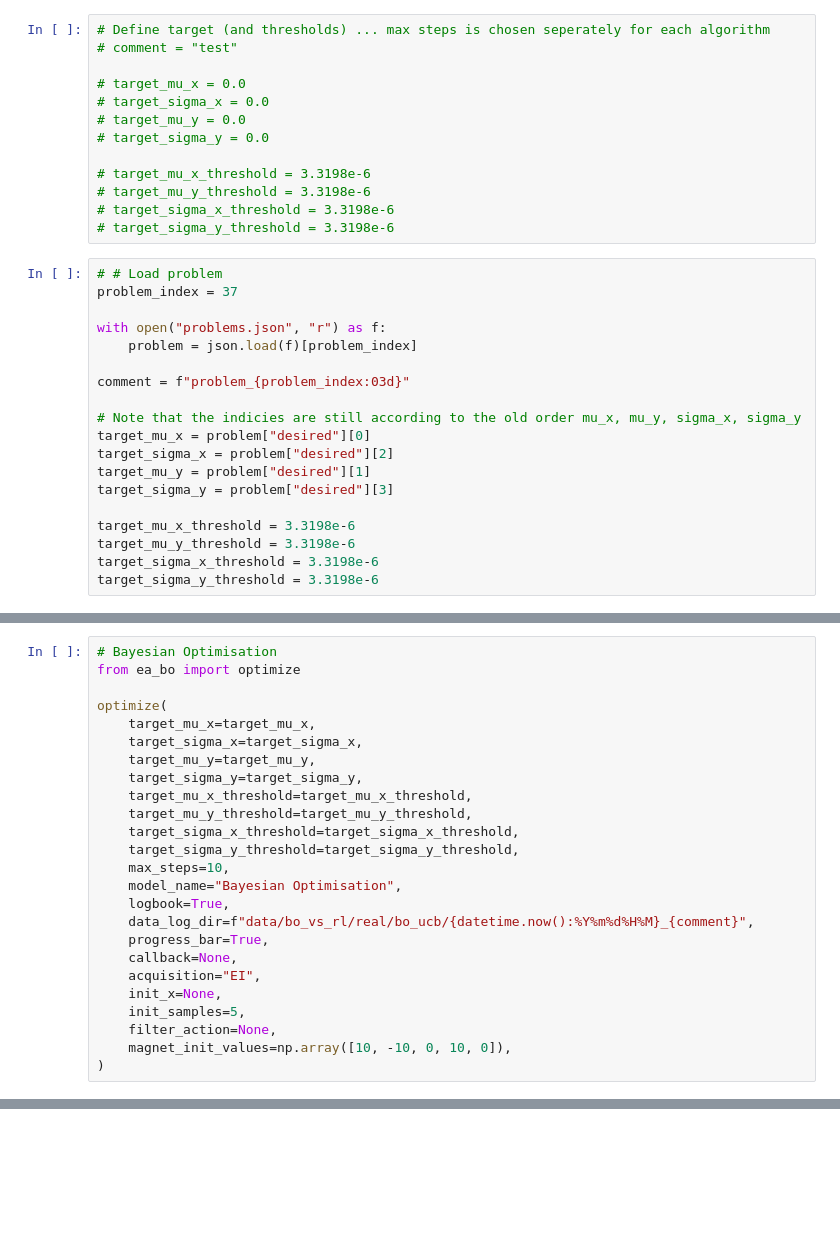
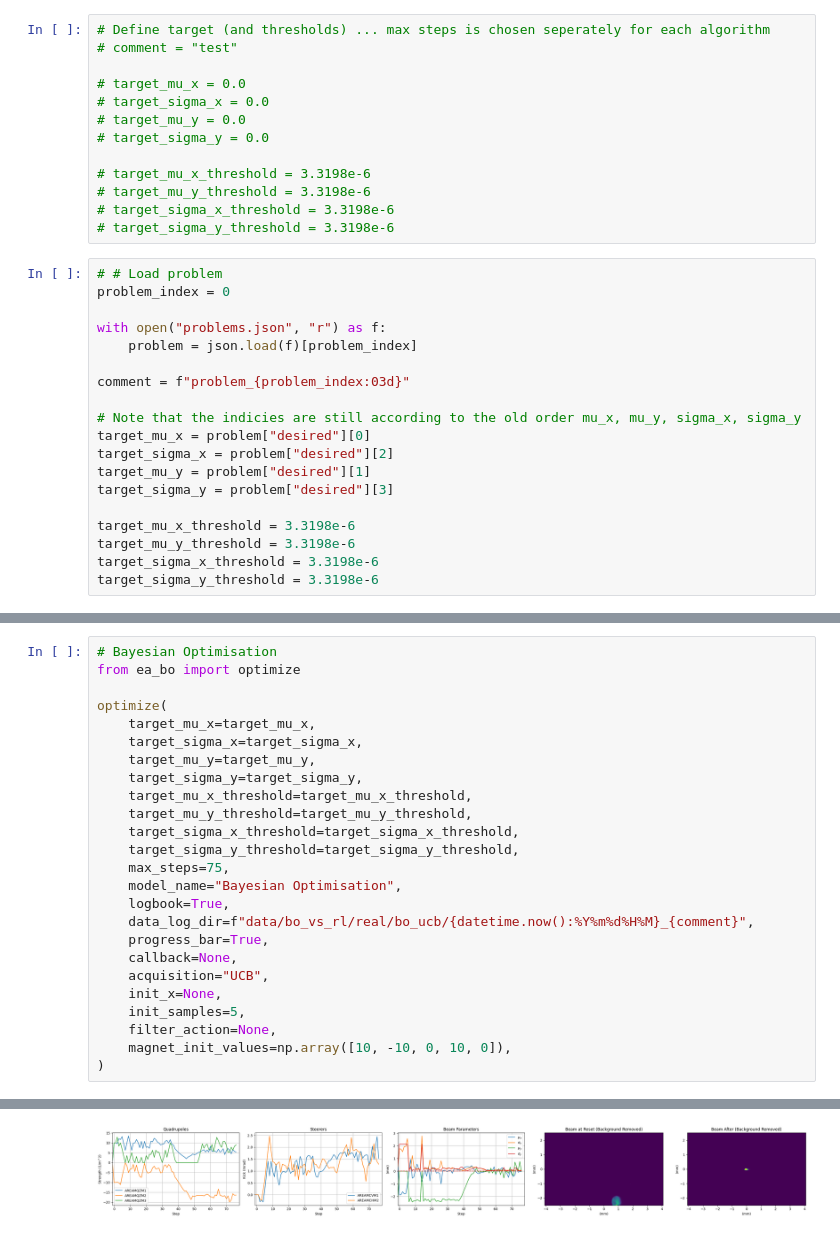
Before and after one commit to desy-ml/rl-vs-bo, a Jupyter notebook: kit_shift.ipynb, the cells around one changed output, grey strips where cells are left out. Drawn from its saved outputs; the diff is of its cells as text; blank space fills up the shorter version.

```diff
--- a/kit_shift.ipynb
+++ b/kit_shift.ipynb
@@ -24,7 +24,7 @@ Once we know BO is working in the machine, the plan is to test BO and RL in pair
 # target_sigma_y_threshold = 3.3198e-6
 # %%
 # # Load problem
-problem_index = 37
+problem_index = 0
 
 with open("problems.json", "r") as f:
     problem = json.load(f)[problem_index]
@@ -64,13 +65,13 @@ optimize(
     target_mu_y_threshold=target_mu_y_threshold,
     target_sigma_x_threshold=target_sigma_x_threshold,
     target_sigma_y_threshold=target_sigma_y_threshold,
-    max_steps=10,
+    max_steps=75,
     model_name="Bayesian Optimisation",
     logbook=True,
     data_log_dir=f"data/bo_vs_rl/real/bo_ucb/{datetime.now():%Y%m%d%H%M}_{comment}",
     progress_bar=True,
     callback=None,
-    acquisition="EI",
+    acquisition="UCB",
     init_x=None,
     init_samples=5,
     filter_action=None,
@@ -81,3 +89,4 @@ InputDataError: Expected all inputs to share the same dtype. Got torch.float64 f
+[figure, added]
 # %%
 from ea_optimize import ARESEADOOCS
 
```
Also changed, not shown: parts of 4 cells of this notebook, 1 other file.
